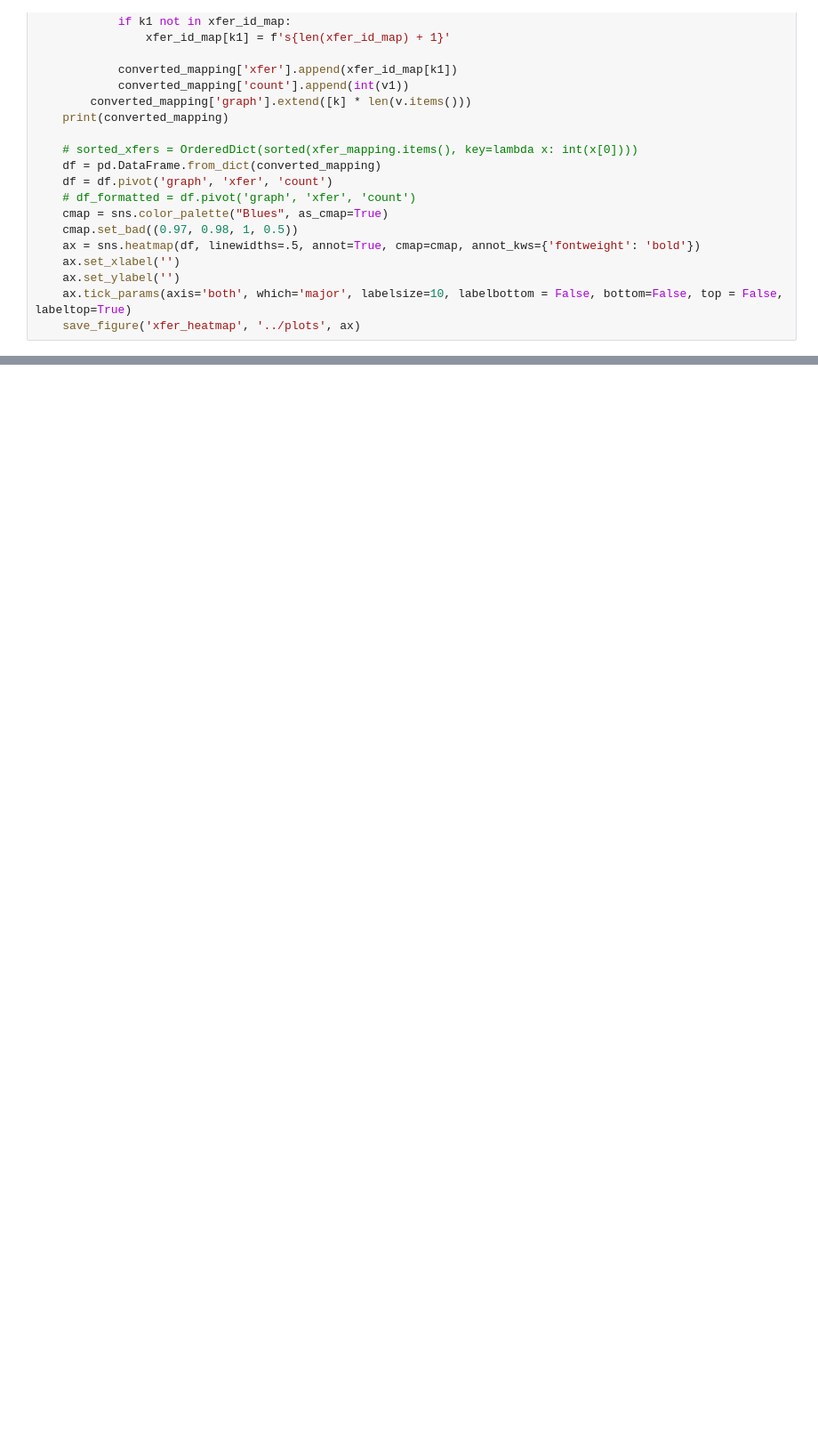
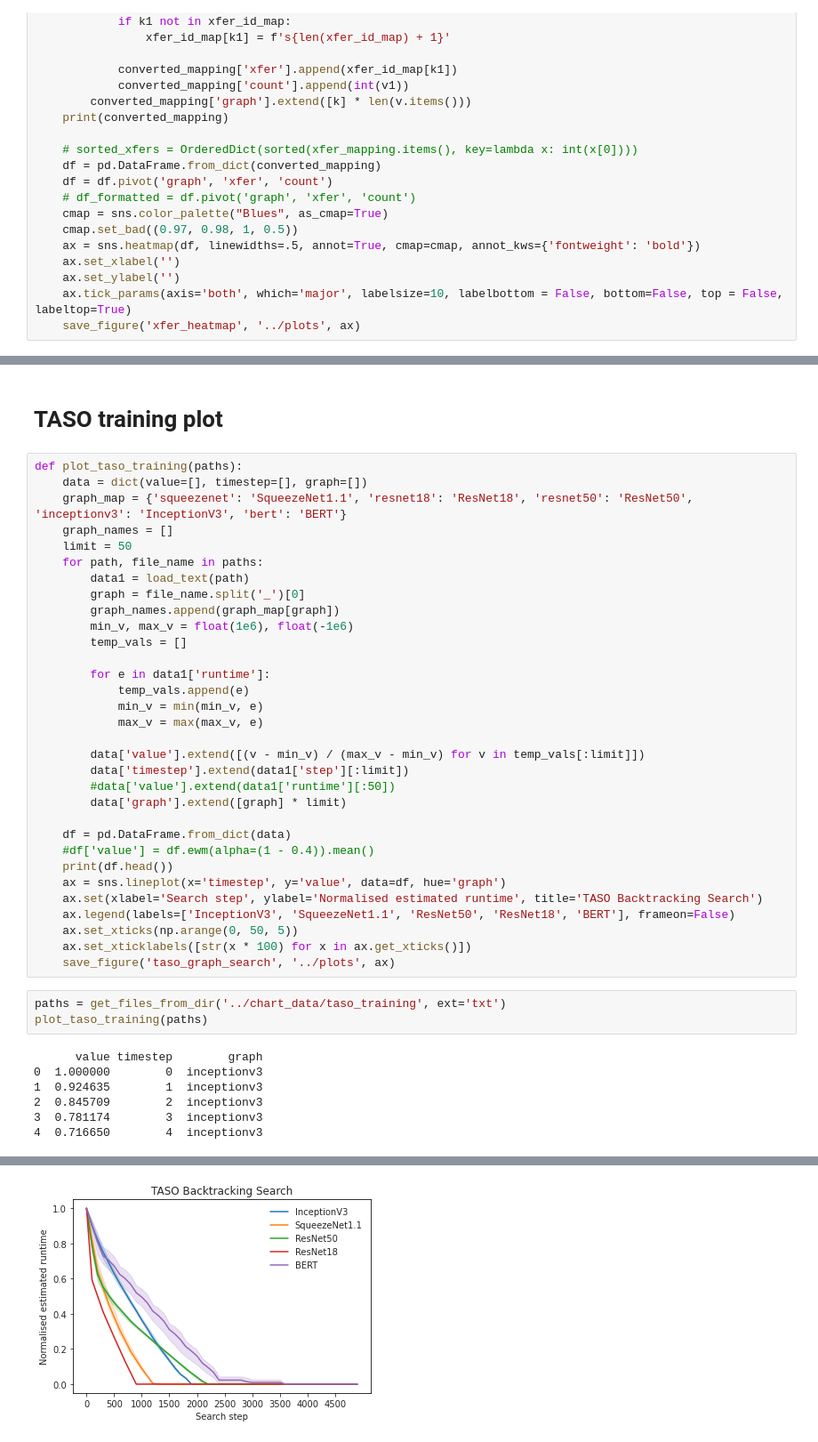
Before and after one commit to seanjparker/rlflow, a Jupyter notebook: notebooks/plotting.ipynb, the cells around one changed output, grey strips where cells are left out. Shown at 89% size. Cells and saved outputs as stored; diff of their text form; blank space fills up the shorter version.

```diff
--- a/notebooks/plotting.ipynb
+++ b/notebooks/plotting.ipynb
@@ -396 +438,45 @@ plot_xfer_heatmap()
 [figure]
+# %% [markdown]
+# TASO training plot
+# %%
+def plot_taso_training(paths):
+    data = dict(value=[], timestep=[], graph=[])
+    graph_map = {'squeezenet': 'SqueezeNet1.1', 'resnet18': 'ResNet18', 'resnet50': 'ResNet50', 'inceptionv3': 'InceptionV3', 'bert': 'BERT'}
+    graph_names = []
+    limit = 50
+    for path, file_name in paths:
+        data1 = load_text(path)
+        graph = file_name.split('_')[0]
+        graph_names.append(graph_map[graph])
+        min_v, max_v = float(1e6), float(-1e6)
+        temp_vals = []
+
+        for e in data1['runtime']:
+            temp_vals.append(e)
+            min_v = min(min_v, e)
+            max_v = max(max_v, e)
+
+        data['value'].extend([(v - min_v) / (max_v - min_v) for v in temp_vals[:limit]])
+        data['timestep'].extend(data1['step'][:limit])
+        #data['value'].extend(data1['runtime'][:50])
+        data['graph'].extend([graph] * limit)
+
+    df = pd.DataFrame.from_dict(data)
+    #df['value'] = df.ewm(alpha=(1 - 0.4)).mean()
+    print(df.head())
+    ax = sns.lineplot(x='timestep', y='value', data=df, hue='graph')
+    ax.set(xlabel='Search step', ylabel='Normalised estimated runtime', title='TASO Backtracking Search')
+    ax.legend(labels=['InceptionV3', 'SqueezeNet1.1', 'ResNet50', 'ResNet18', 'BERT'], frameon=False)
+    ax.set_xticks(np.arange(0, 50, 5))
+    ax.set_xticklabels([str(x * 100) for x in ax.get_xticks()])
+    save_figure('taso_graph_search', '../plots', ax)
+# %%
+paths = get_files_from_dir('../chart_data/taso_training', ext='txt')
+plot_taso_training(paths)
+# %% [output]
+      value timestep        graph
+0  1.000000        0  inceptionv3
+1  0.924635        1  inceptionv3
+2  0.845709        2  inceptionv3
+3  0.781174        3  inceptionv3
+4  0.716650        4  inceptionv3
@@ -396,0 +498 @@ plot_xfer_heatmap()
+[figure, added]
```
Also changed, not shown: parts of 7 cells of this notebook, 21 other files.
